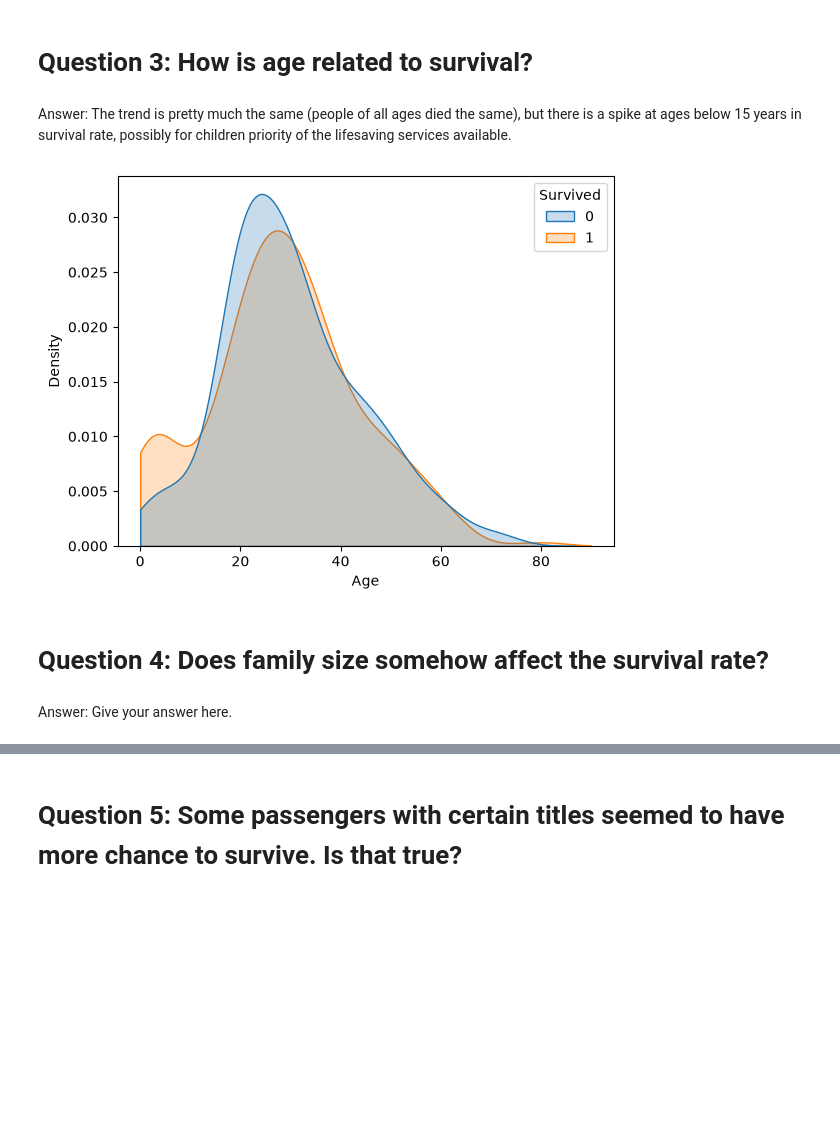
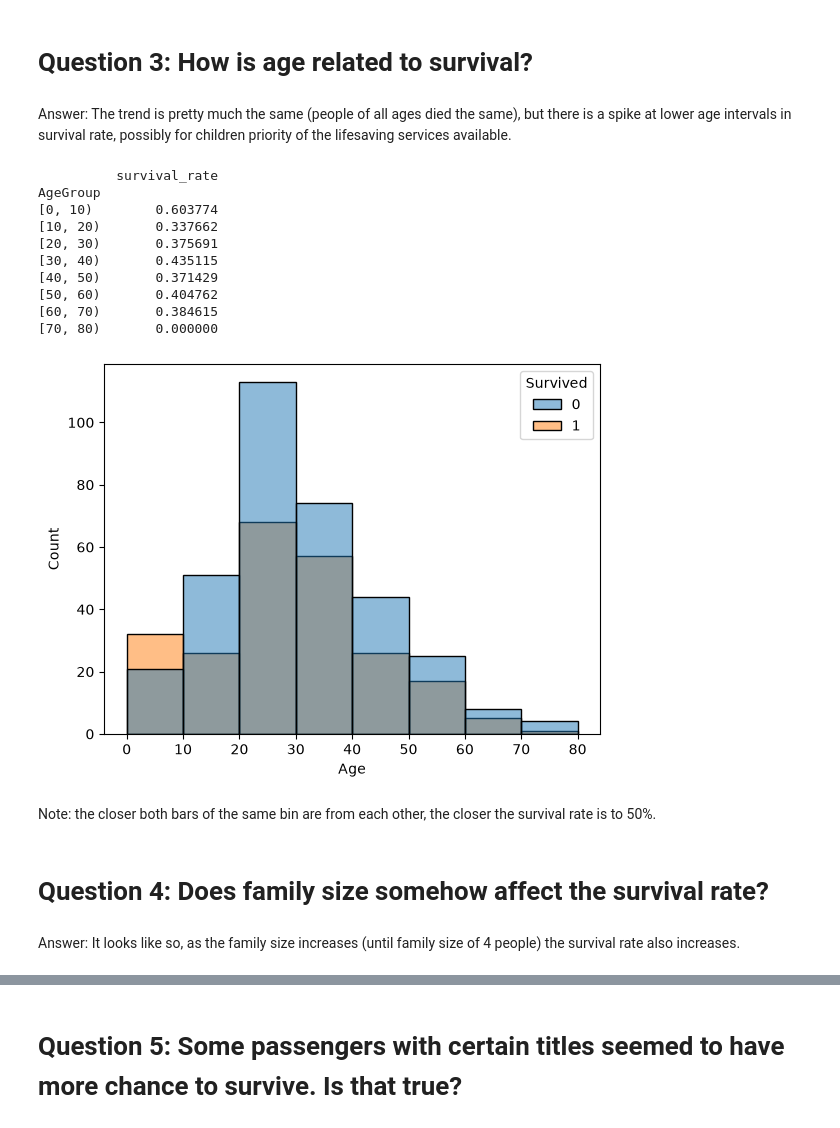
Before and after one commit to damianlores/modernML-individual_assignment, a Jupyter notebook: ex2a.ipynb, the cells around one changed output, grey strips where cells are left out. Saved outputs shown, nothing was run; the diff lists cells and outputs as text; code cells hidden in the pictures; blank space fills up the shorter version.

Commit message:
finished exercise, remains to respond last answer

```diff
--- a/ex2a.ipynb
+++ b/ex2a.ipynb
@@ -80,16 +80,36 @@ dtype: int64
 # %% [markdown]
 # Question 3: How is age related to survival?
 # %% [markdown]
-Answer: The trend is pretty much the same (people of all ages died the same), but there is a spike at ages below 15 years in survival rate, possibly for children priority of the lifesaving services available.
+Answer: The trend is pretty much the same (people of all ages died the same), but there is a spike at lower age intervals in survival rate, possibly for children priority of the lifesaving services available.
 # %%
 # Show the relevant statistics or visualization(s) to support your answer
-sns.kdeplot(data=data, x='Age', hue='Survived', common_norm=False, fill=True, clip=(0,90))
+bins = [0, 10, 20, 30, 40, 50, 60, 70, 80]
+data['AgeGroup'] = pd.cut(data['Age'], bins=bins, right=False)
+
+age_stats = data.groupby('AgeGroup', observed=False)['Survived'].agg(
+    survival_rate='mean'
+)
+print(age_stats)
+
+sns.histplot(data=data, x='Age', hue='Survived', bins=bins, common_norm=False, fill=True)
 plt.show()
 # %% [output]
+          survival_rate
+AgeGroup
+[0, 10)        0.603774
+[10, 20)       0.337662
+[20, 30)       0.375691
+[30, 40)       0.435115
+[40, 50)       0.371429
+[50, 60)       0.404762
+[60, 70)       0.384615
+[70, 80)       0.000000
-[figure, old version]
+[figure, new version]
+# %% [markdown]
+Note: the closer both bars of the same bin are from each other, the closer the survival rate is to 50%.
 # %% [markdown]
 # Question 4: Does family size somehow affect the survival rate?
 # %% [markdown]
-Answer: Give your answer here.
+Answer: It looks like so, as the family size increases (until family size of 4 people) the survival rate also increases.
 # %%
 # Show the relevant statistics or visualization(s) to support your answer
```
Also changed, not shown: parts of 3 cells of this notebook.
